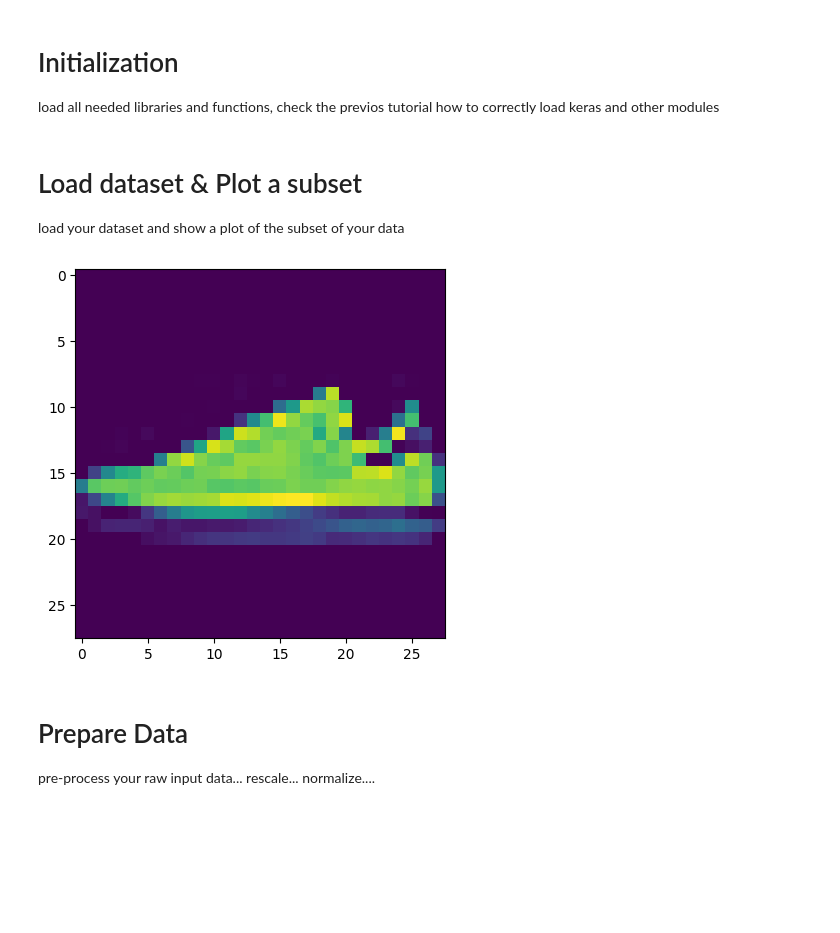
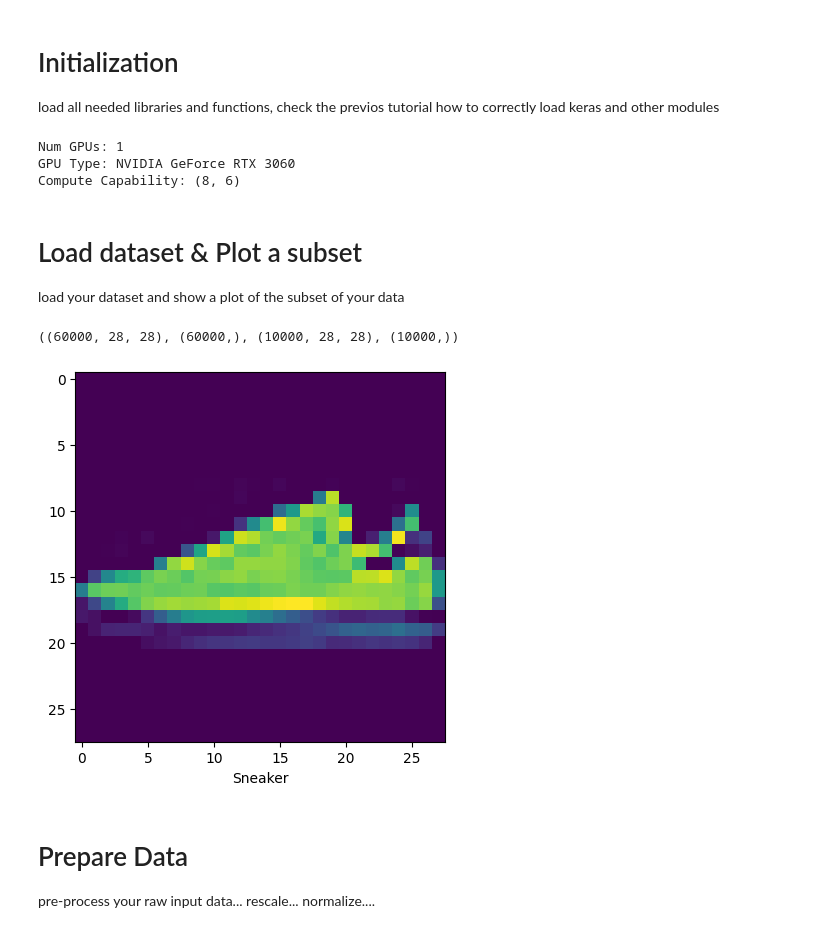
Before and after one commit to yannick1203/AIS_Group2, a Jupyter notebook: Assignment2/Code/PartA/Assignment2_PART_A.ipynb, the cells around one changed output. Drawn from its saved outputs; the diff is of its cells as text; code cells hidden in the pictures; blank space fills up the shorter version.

```diff
--- a/Assignment2/Code/PartA/Assignment2_PART_A.ipynb
+++ b/Assignment2/Code/PartA/Assignment2_PART_A.ipynb
@@ -18,6 +18,17 @@ import tensorflow as tf
 import numpy as np
 import matplotlib.pyplot as plt
 import pandas as pd
+# %%
+physical_devices = tf.config.list_physical_devices('GPU')
+details = tf.config.experimental.get_device_details(physical_devices[0])
+
+print("Num GPUs:", len(physical_devices))
+print("GPU Type:", details["device_name"])
+print("Compute Capability:", details["compute_capability"])
+# %% [output]
+Num GPUs: 1
+GPU Type: NVIDIA GeForce RTX 3060
+Compute Capability: (8, 6)
 # %% [markdown]
 # Load dataset & Plot a subset
 
@@ -26,11 +37,18 @@ load your dataset and show a plot of the subset of your data
 fashion_mnist = tf.keras.datasets.fashion_mnist
 
 (x_train, y_train), (x_test, y_test) = fashion_mnist.load_data()
+
+x_train.shape, y_train.shape , x_test.shape , y_test.shape
+# %% [output]
+((60000, 28, 28), (60000,), (10000, 28, 28), (10000,))
+# %%
+classes = ["T-shirt/Top", "Trouser", "Pullover", "Dress", "Coat", "Sandal", "Shirt", "Sneaker", "Bag", "Ankle boot"]
 # %%
 plt.imshow(x_train[6])
+plt.xlabel(classes[y_train[6]])
 plt.show()
 # %% [output]
-[figure, old version]
+[figure, new version]
 # %% [markdown]
 # Prepare Data
 
```
Also changed, not shown: parts of 10 cells of this notebook, 1 other file.
